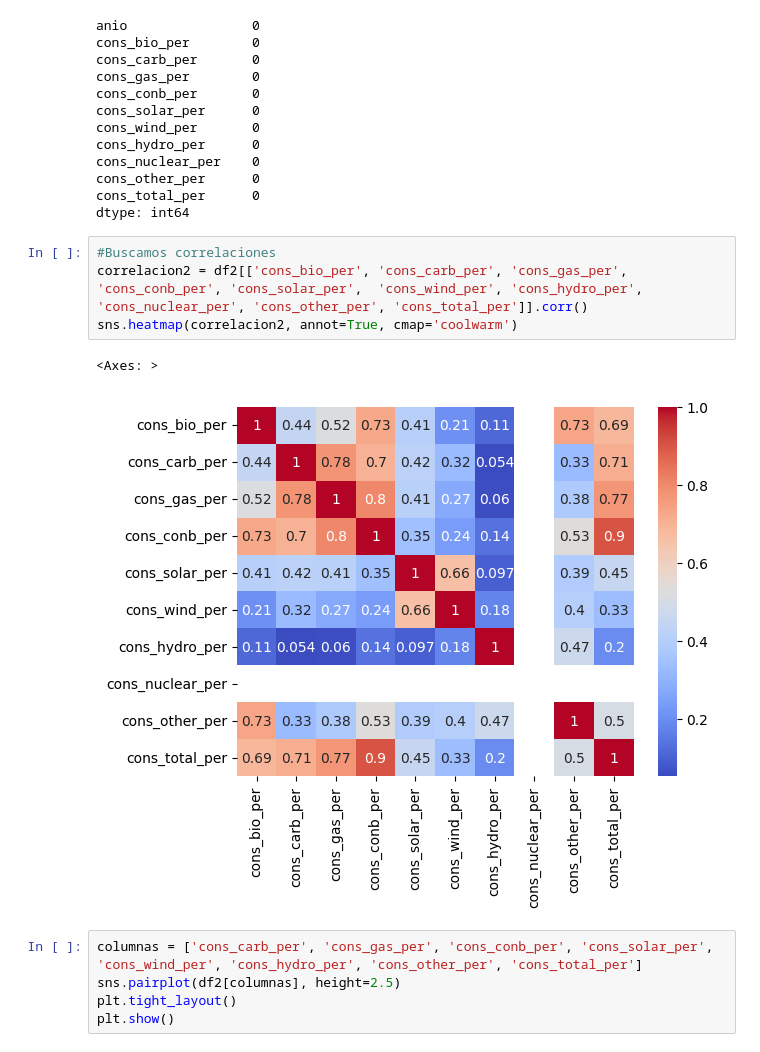
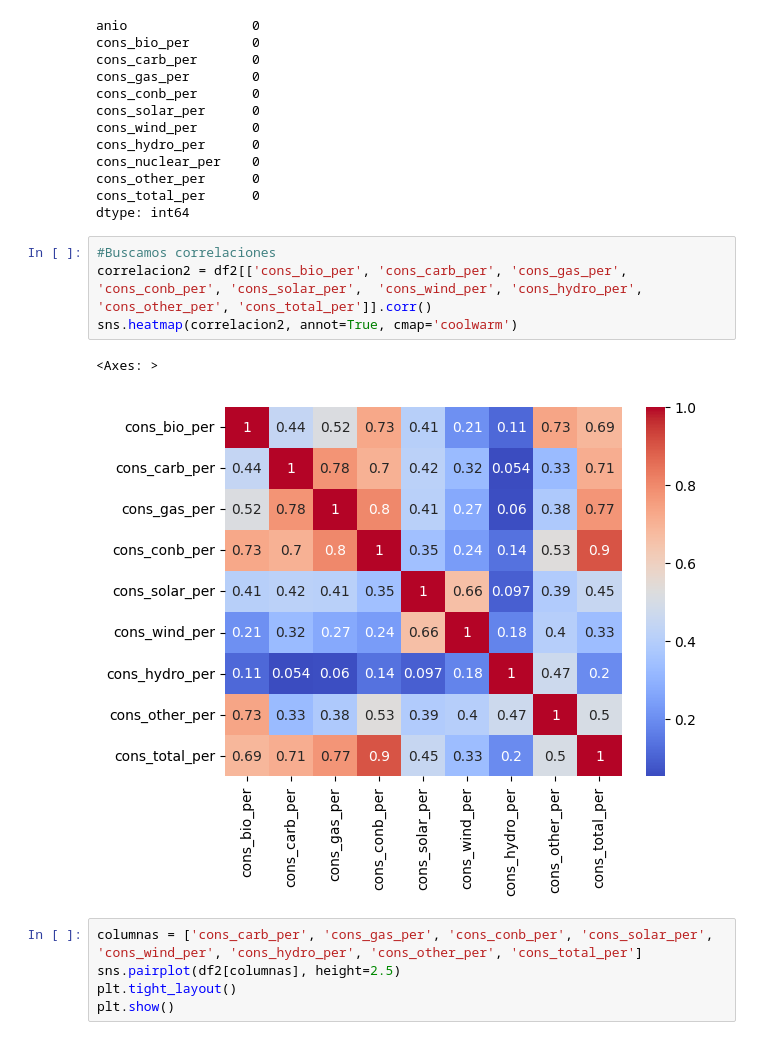
Before and after one commit to gluoneros/talentoTech, a Jupyter notebook: ProyectoFinal_Probador.ipynb, the cells around one changed output. Cells and saved outputs as stored; diff of their text form.

```diff
--- a/ProyectoFinal_Probador.ipynb
+++ b/ProyectoFinal_Probador.ipynb
@@ -389,11 +427,11 @@ cons_total_per      0
 dtype: int64
 # %%
 #Buscamos correlaciones
-correlacion2 = df2[['cons_bio_per',	'cons_carb_per', 'cons_gas_per', 'cons_conb_per', 'cons_solar_per',	'cons_wind_per', 'cons_hydro_per', 'cons_nuclear_per', 'cons_other_per', 'cons_total_per']].corr()
+correlacion2 = df2[['cons_bio_per',	'cons_carb_per', 'cons_gas_per', 'cons_conb_per', 'cons_solar_per',	'cons_wind_per', 'cons_hydro_per', 'cons_other_per', 'cons_total_per']].corr()
 sns.heatmap(correlacion2, annot=True, cmap='coolwarm')
 # %% [output]
 <Axes: >
-[figure, old version]
+[figure, new version]
 # %%
 columnas = ['cons_carb_per', 'cons_gas_per', 'cons_conb_per', 'cons_solar_per',	'cons_wind_per', 'cons_hydro_per', 'cons_other_per', 'cons_total_per']
 sns.pairplot(df2[columnas], height=2.5)
```
Also changed, not shown: parts of 30 cells of this notebook.
